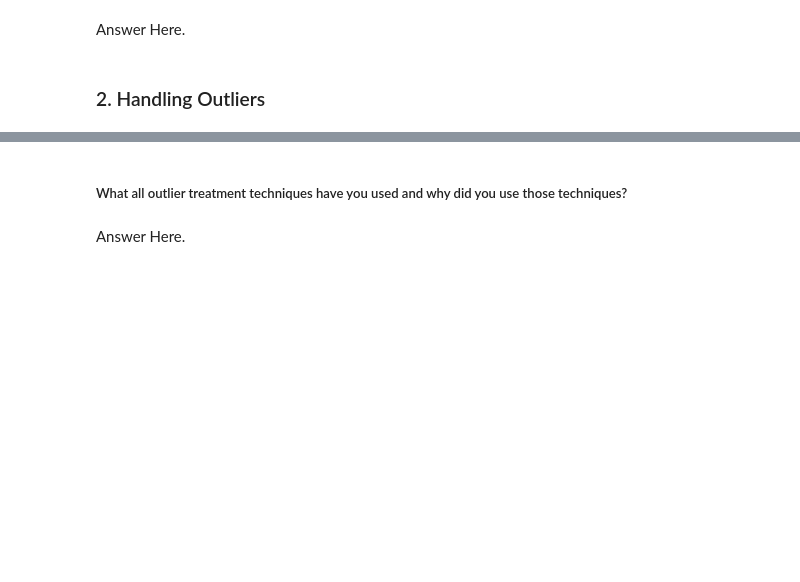
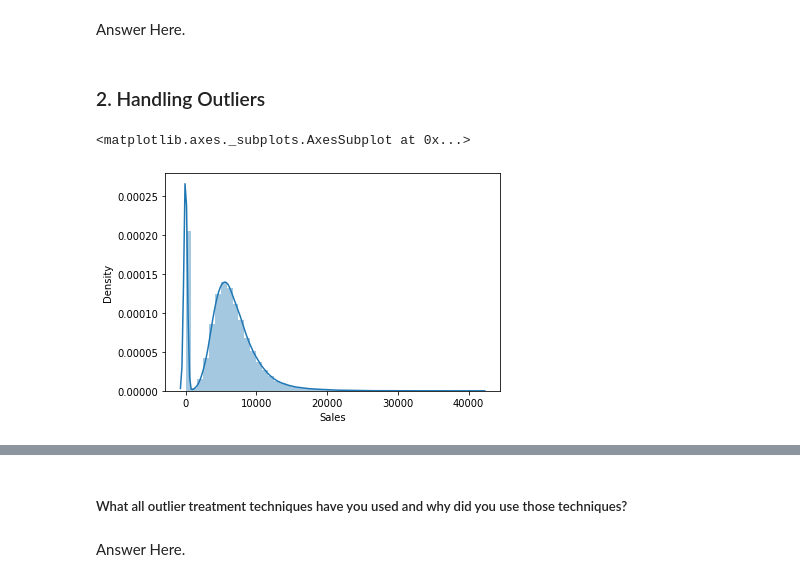
Before and after one commit to Ashif-khan033/Retail_Sales_Prediction, a Jupyter notebook: Retail_Sales_Prediction.ipynb, the cells around one changed output, grey strips where cells are left out. Cells and saved outputs as stored; diff of their text form; code cells hidden in the pictures; blank space fills up the shorter version.

```diff
--- a/Retail_Sales_Prediction.ipynb
+++ b/Retail_Sales_Prediction.ipynb
@@ -742,0 +741,9 @@ Answer Here.
+# %%
+# Handling Outliers & Outlier treatments
+# Handling Outliers & Outlier treatments
+df1=df.copy()
+sns.distplot(df1.Sales)
+# will be removing rows with zero sales
+# %% [output]
+<matplotlib.axes._subplots.AxesSubplot at 0x...>
+[figure, added]
```
Also changed, not shown: parts of 23 cells of this notebook.
